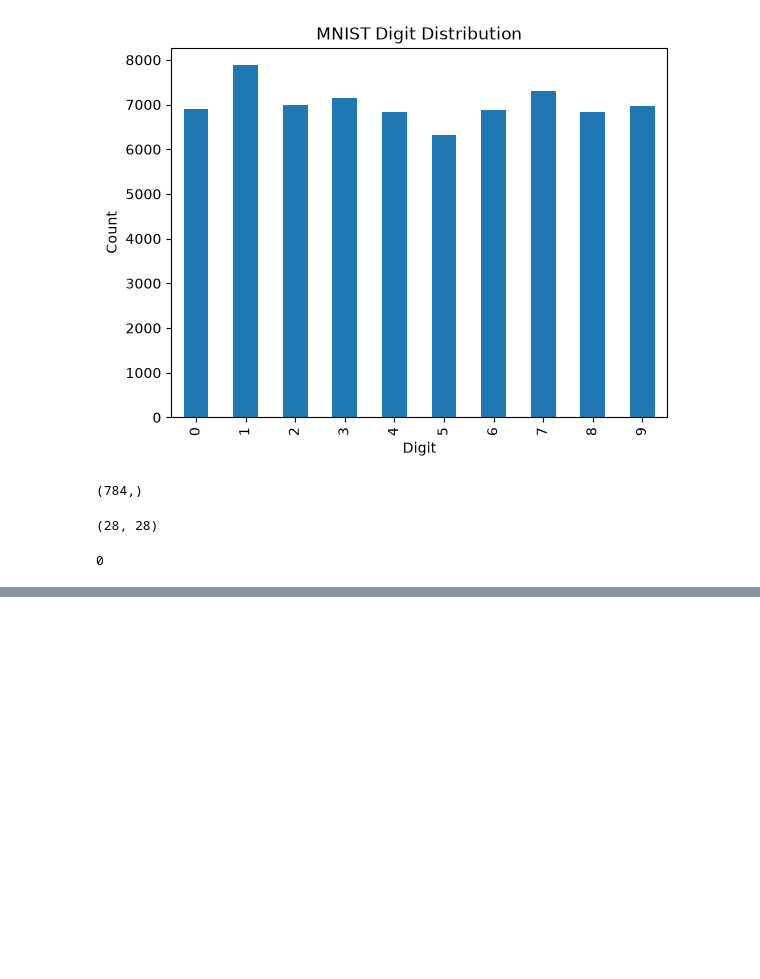
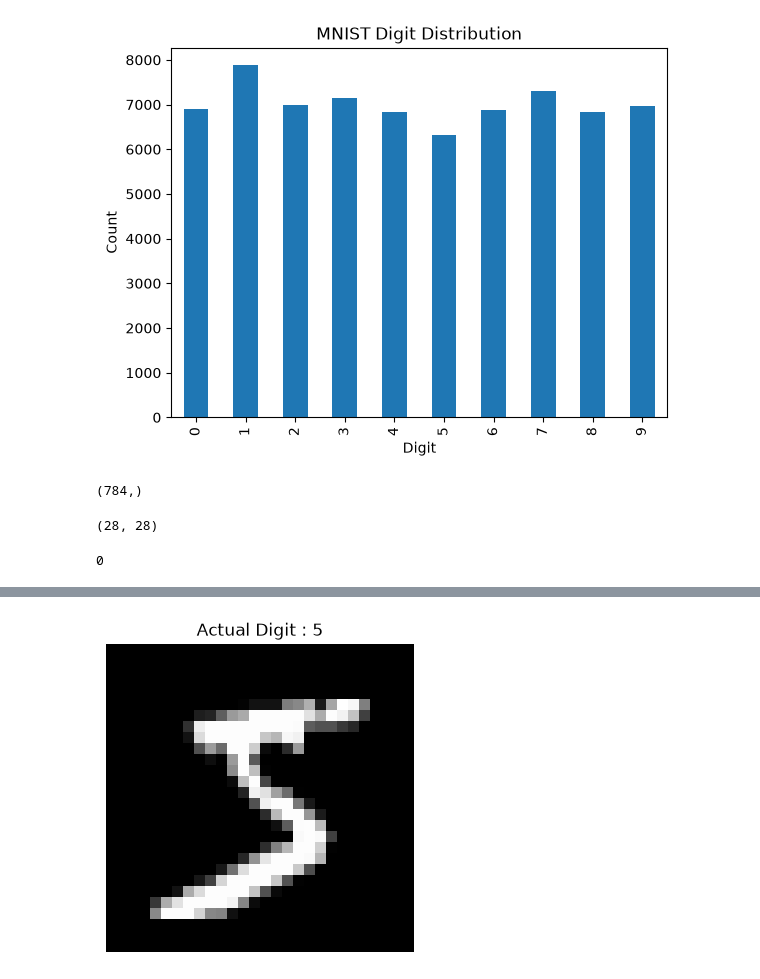
Before and after one commit to CyborgX-hash/ML-Grading-Assistance, a Jupyter notebook: notebook/MNIST_Exploration.ipynb, the cells around one changed output, grey strips where cells are left out. Drawn from its saved outputs; the diff is of its cells as text; code cells hidden in the pictures; blank space fills up the shorter version.

```diff
--- a/notebook/MNIST_Exploration.ipynb
+++ b/notebook/MNIST_Exploration.ipynb
@@ -141,0 +189,15 @@ print(np.isnan(X).sum())
+# %%
+plt.figure(figsize=(4,4))
+
+plt.imshow(
+    X[0].reshape(28,28),
+    cmap='gray'
+)
+
+plt.title(f"Actual Digit : {y[0]}")
+
+plt.axis('off')
+
+plt.show()
+# %% [output]
+[figure, added]
```
Also changed, not shown: parts of 6 cells of this notebook, 1 other file.
